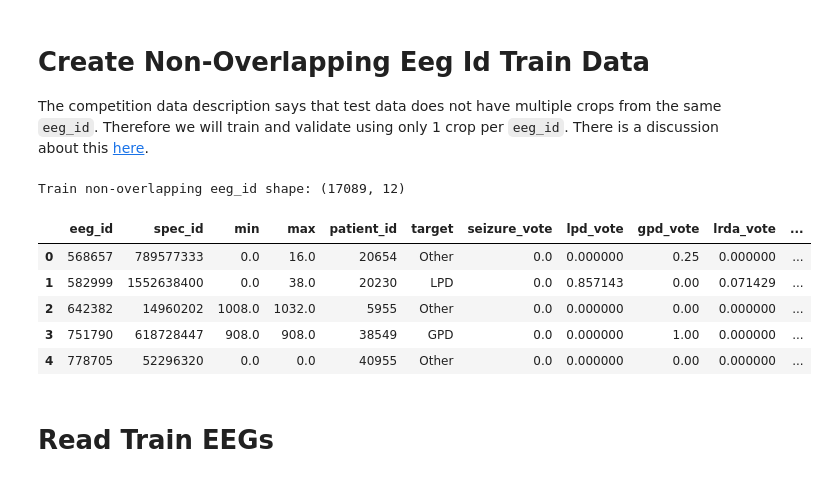
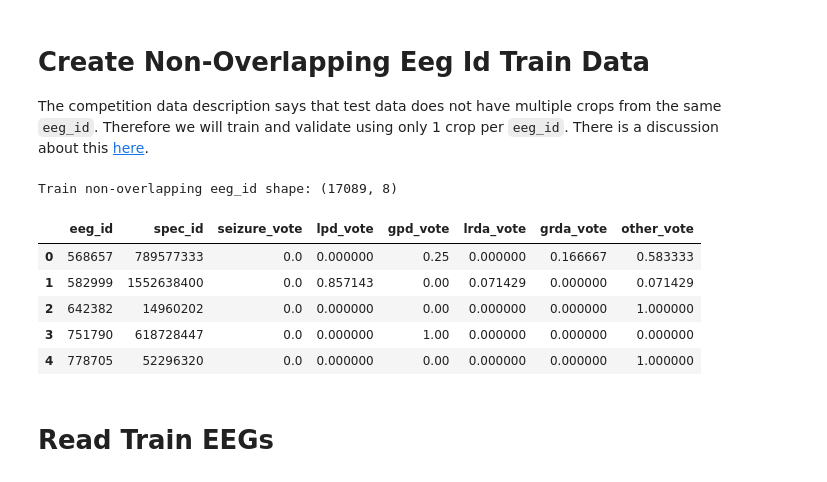
Before and after one commit to yhu02/RU-CS, a Jupyter notebook: efficientnetb2-starter-lb-0-57-spirit.ipynb, the cells around one changed output. Saved outputs shown, nothing was run; the diff lists cells and outputs as text; code cells hidden in the pictures.

Commit message:
Kaggle Notebook | EfficientNetB2 Starter - [LB 0.57]Spirit | Version 5

```diff
--- a/efficientnetb2-starter-lb-0-57-spirit.ipynb
+++ b/efficientnetb2-starter-lb-0-57-spirit.ipynb
@@ -95,0 +101,19 @@ Targets ['seizure_vote', 'lpd_vote', 'gpd_vote', 'lrda_vote', 'grda_vote', 'othe
+# %%
+df = pd.read_csv('/kaggle/input/hms-harmful-brain-activity-classification/train.csv')
+
+# Select the columns representing the votes
+vote_columns = ['seizure_vote', 'lpd_vote', 'gpd_vote', 'lrda_vote', 'grda_vote', 'other_vote']
+
+# Normalize the vote columns for each row so that they sum up to 1
+total_row_votes = df[vote_columns].sum(axis=1)
+for col in vote_columns:
+    df[col] /= total_row_votes
+
+df = df.drop(columns=['eeg_label_offset_seconds', 'eeg_sub_id', 'spectrogram_label_offset_seconds', 'spectrogram_sub_id', 'expert_consensus', 'label_id', 'patient_id'])
+
+df.head(10)
+specific_ids = [3088095149]
+
+# Filtering the DataFrame based on the specific IDs
+filtered_df = df[df['eeg_id'].isin(specific_ids)]
+filtered_df.head(10)
@@ -101,34 +137,30 @@ The competition data description says that test data does not have multiple crop
 # %%
 # Aggregate 'spectrogram_id' and 'spectrogram_label_offset_seconds' columns
 train = df.groupby('eeg_id').agg(
     spec_id=('spectrogram_id', 'first'),
-    min=('spectrogram_label_offset_seconds', 'min'),
-    max=('spectrogram_label_offset_seconds', 'max'),
-    patient_id=('patient_id', 'first'),
-    target=('expert_consensus', 'first'),
 )
 
 # Sum up the target variables
-train[TARGETS] = df.groupby('eeg_id')[TARGETS].sum().values
+train[TARGETS] = df.groupby('eeg_id')[TARGETS].mean().values
 
 # Normalize target variables
 y_data = train[TARGETS].values
 y_data = y_data / y_data.sum(axis=1, keepdims=True)
 train[TARGETS] = y_data
 
 # Reset index
 train = train.reset_index()
 
 print('Train non-overlapping eeg_id shape:', train.shape)
 train.head()
 # %% [output]
-Train non-overlapping eeg_id shape: (17089, 12)
+Train non-overlapping eeg_id shape: (17089, 8)
-|  | eeg_id | spec_id | min | max | patient_id | target | seizure_vote | lpd_vote | gpd_vote | lrda_vote | ... |
-| 0 | 568657 | 789577333 | 0.0 | 16.0 | 20654 | Other | 0.0 | 0.000000 | 0.25 | 0.000000 | ... |
-| 1 | 582999 | 1552638400 | 0.0 | 38.0 | 20230 | LPD | 0.0 | 0.857143 | 0.00 | 0.071429 | ... |
-| 2 | 642382 | 14960202 | 1008.0 | 1032.0 | 5955 | Other | 0.0 | 0.000000 | 0.00 | 0.000000 | ... |
-| 3 | 751790 | 618728447 | 908.0 | 908.0 | 38549 | GPD | 0.0 | 0.000000 | 1.00 | 0.000000 | ... |
-| 4 | 778705 | 52296320 | 0.0 | 0.0 | 40955 | Other | 0.0 | 0.000000 | 0.00 | 0.000000 | ... |
+|  | eeg_id | spec_id | seizure_vote | lpd_vote | gpd_vote | lrda_vote | grda_vote | other_vote |
+| 0 | 568657 | 789577333 | 0.0 | 0.000000 | 0.25 | 0.000000 | 0.166667 | 0.583333 |
+| 1 | 582999 | 1552638400 | 0.0 | 0.857143 | 0.00 | 0.071429 | 0.000000 | 0.071429 |
+| 2 | 642382 | 14960202 | 0.0 | 0.000000 | 0.00 | 0.000000 | 0.000000 | 1.000000 |
+| 3 | 751790 | 618728447 | 0.0 | 0.000000 | 1.00 | 0.000000 | 0.000000 | 0.000000 |
+| 4 | 778705 | 52296320 | 0.0 | 0.000000 | 0.00 | 0.000000 | 0.000000 | 1.000000 |
 # %% [markdown]
 # Read Train EEGs
 # %%
```
Also changed, not shown: parts of 13 cells of this notebook.
